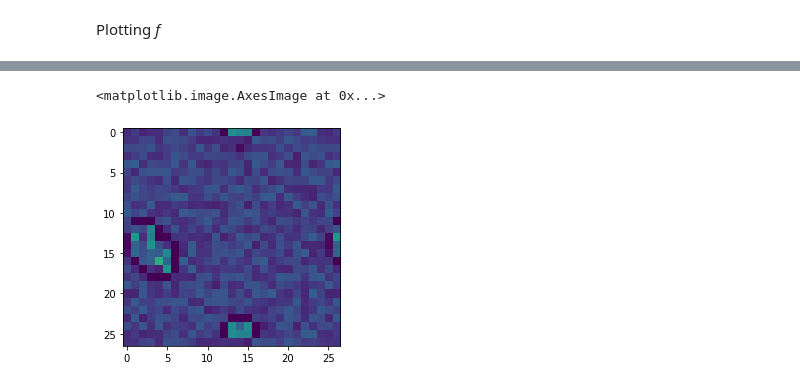
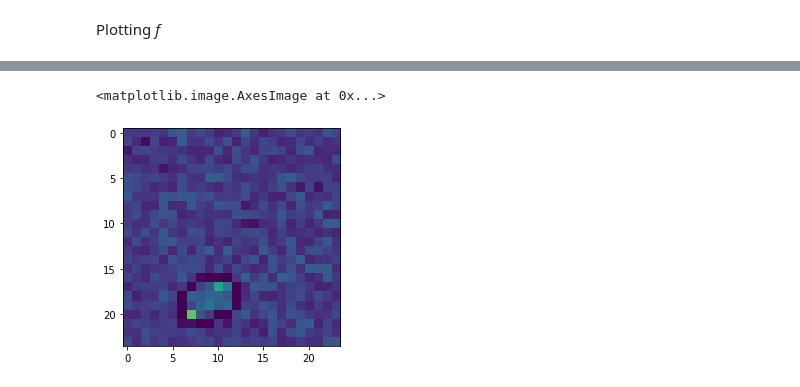
Before and after one commit to LisaLentati/Game-of-Life, a Jupyter notebook: continuous_function_1.ipynb, the cells around one changed output, grey strips where cells are left out. Drawn from its saved outputs; the diff is of its cells as text; code cells hidden in the pictures.

```diff
--- a/continuous_function_1.ipynb
+++ b/continuous_function_1.ipynb
@@ -68,7 +68,7 @@ for i in range(len(x)):
 game = ContinuousGameOfLife(continuous_game_1)
 reverse_game = ContinuousReverseGame(continuous_game_1, 0.1, 0.3, 25)
 # %%
-reverse_game.compile(loss='mse', optimizer=tf.keras.optimizers.Adam(learning_rate=0.01))
+reverse_game.compile(loss='mse', optimizer=tf.keras.optimizers.Adam(learning_rate=0.1))
 
 reverse_game.fit(y[:1], y[:1], epochs=500)
 # %% [output]
@@ -93,7 +93,10 @@ Epoch 500/500
 # %%
 f = reverse_game.get_weights()[0]
 
+# we take away the padding
+f = f[:,1:-2, 1:-2]
+
 plt.imshow(f[0], vmin=0, vmax=1 )
 # %% [output]
 <matplotlib.image.AxesImage at 0x...>
-[figure, old version]
+[figure, new version]
```
Also changed, not shown: parts of 6 cells of this notebook, 3 other files.
